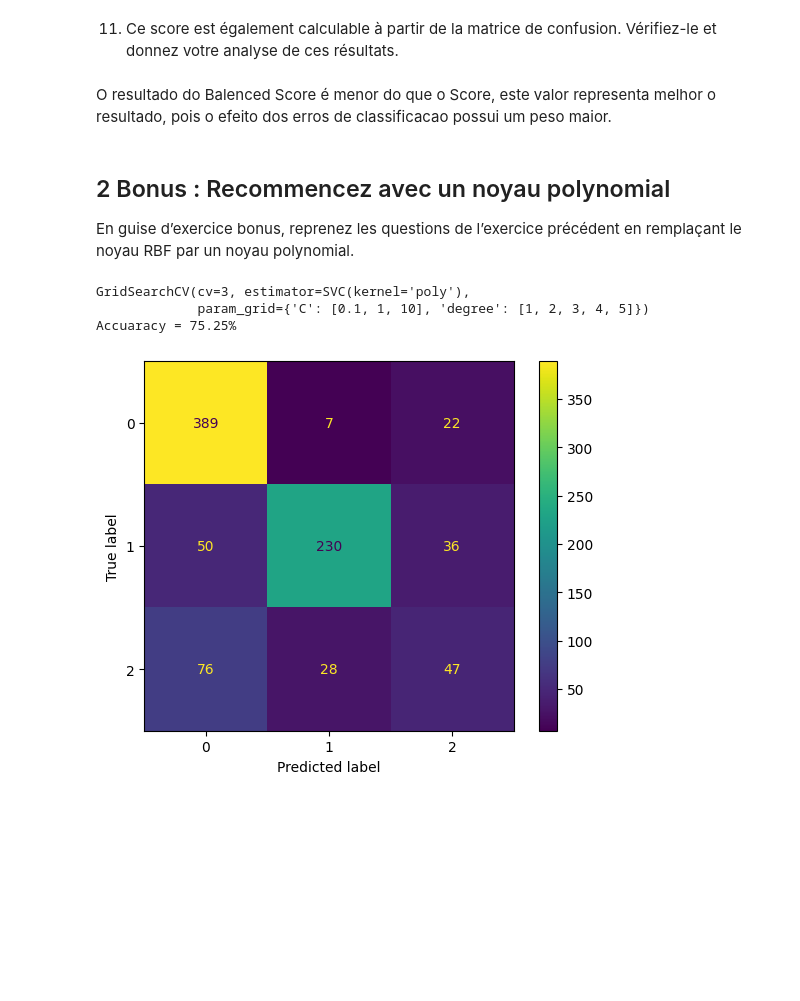
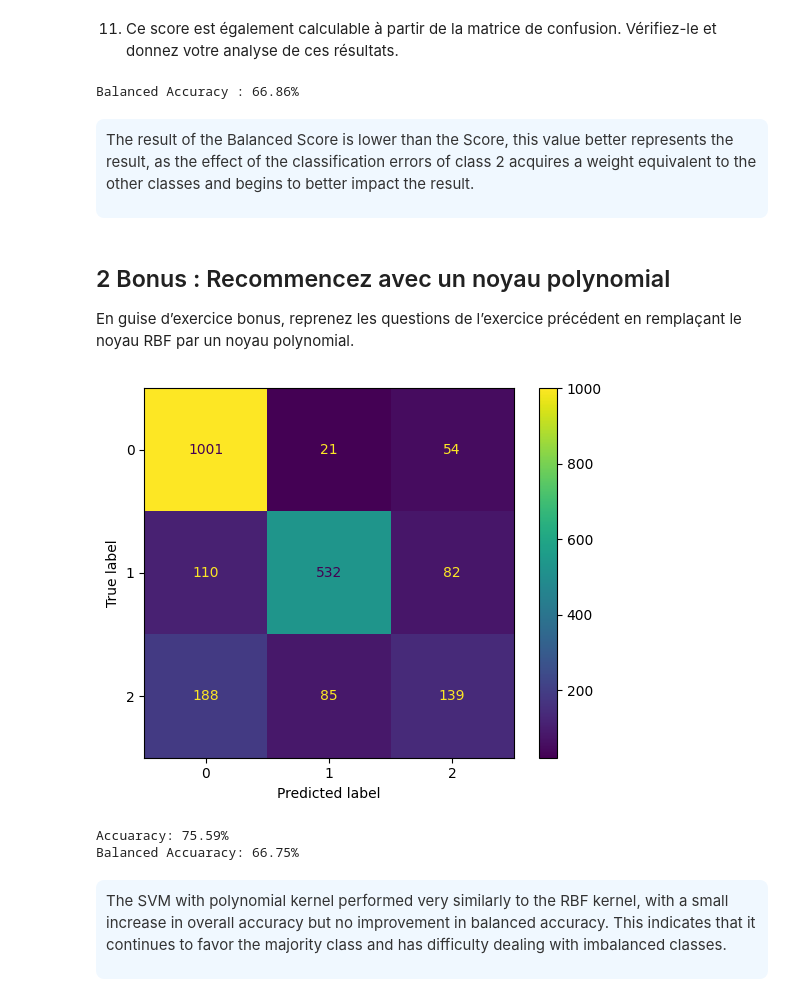
Before and after one commit to RodrigoFernandes-DA/TPs_Univ, a Jupyter notebook: Théorie et algorithmes de l'apprentissage automatique/TP9 - SVM à noyaux.ipynb, the cells around one changed output. Saved outputs shown, nothing was run; the diff lists cells and outputs as text; code cells hidden in the pictures; blank space fills up the shorter version.

```diff
--- a/Théorie et algorithmes de l'apprentissage automatique/TP9 - SVM à noyaux.ipynb
+++ b/Théorie et algorithmes de l'apprentissage automatique/TP9 - SVM à noyaux.ipynb
@@ -137,28 +151,45 @@ print(balanced)
 # %% [markdown]
 11. Ce score est également calculable à partir de la matrice de confusion. Vérifiez-le et donnez votre analyse de ces résultats.
-# %% [markdown]
-O resultado do Balenced Score é menor do que o Score, este valor representa melhor o resultado, pois o efeito dos erros de classificacao possui um peso maior.
+# %%
+recall_per_class = conf.diagonal() / conf.sum(axis=1)
+balanced_acc = recall_per_class.mean()
+
+print(f"Balanced Accuracy : {100*balanced_acc:.2f}%")
+# %% [output]
+Balanced Accuracy : 66.86%
+# %% [markdown]
+<div style="background-color:#f0f8ff; color:#333333; padding:10px; border-radius:8px; font-family:Arial, sans-serif; line-height:1.6;">
+  <p>
+    The result of the Balanced Score is lower than the Score, this value better represents the result, as the effect of the classification errors of class 2 acquires a weight equivalent to the other classes and begins to better impact the result.
+  </p>
+</div>
 # %% [markdown]
 ## 2 Bonus : Recommencez avec un noyau polynomial
 En guise d’exercice bonus, reprenez les questions de l’exercice précédent en remplaçant le noyau RBF par un noyau polynomial.
 # %%
 svc = SVC(kernel="poly")
 parameters = {'C':[0.1, 1, 10], 'degree':[1, 2, 3, 4, 5]}
 clf = GridSearchCV(svc, parameters, cv=3)
 
 clf.fit(Xa_n, y_train)
-
-y_pred = clf.predict(Xt_n)
-acc = accuracy_score(y_test, y_pred)
-print(f"Accuaracy = {acc*100:.2f}%")
+# print(clf.get_params()['C'])
+# print(clf.get_params()['degree'])
 
 y_pred = clf.predict(Xt_n)
 conf = confusion_matrix(y_test , y_pred)
 disp = ConfusionMatrixDisplay(confusion_matrix=conf , display_labels=clf.classes_)
 disp.plot()
 plt.show()
+
+print(f"Accuaracy: {accuracy_score(y_test, y_pred)*100:.2f}%")
+print(f"Balanced Accuaracy: {balanced_accuracy_score(y_test, y_pred).item()*100:.2f}%")
 # %% [output]
+[figure, new version]
-GridSearchCV(cv=3, estimator=SVC(kernel='poly'),
-             param_grid={'C': [0.1, 1, 10], 'degree': [1, 2, 3, 4, 5]})
-Accuaracy = 75.25%
+Accuaracy: 75.59%
+Balanced Accuaracy: 66.75%
-[figure, old version]
+# %% [markdown]
+<div style="background-color:#f0f8ff; color:#333333; padding:10px; border-radius:8px; font-family:Arial, sans-serif; line-height:1.6;">
+  <p>
+    The SVM with polynomial kernel performed very similarly to the RBF kernel, with a small increase in overall accuracy but no improvement in balanced accuracy. This indicates that it continues to favor the majority class and has difficulty dealing with imbalanced classes.
+  </p>
+</div>
```
Also changed, not shown: parts of 16 cells of this notebook.
